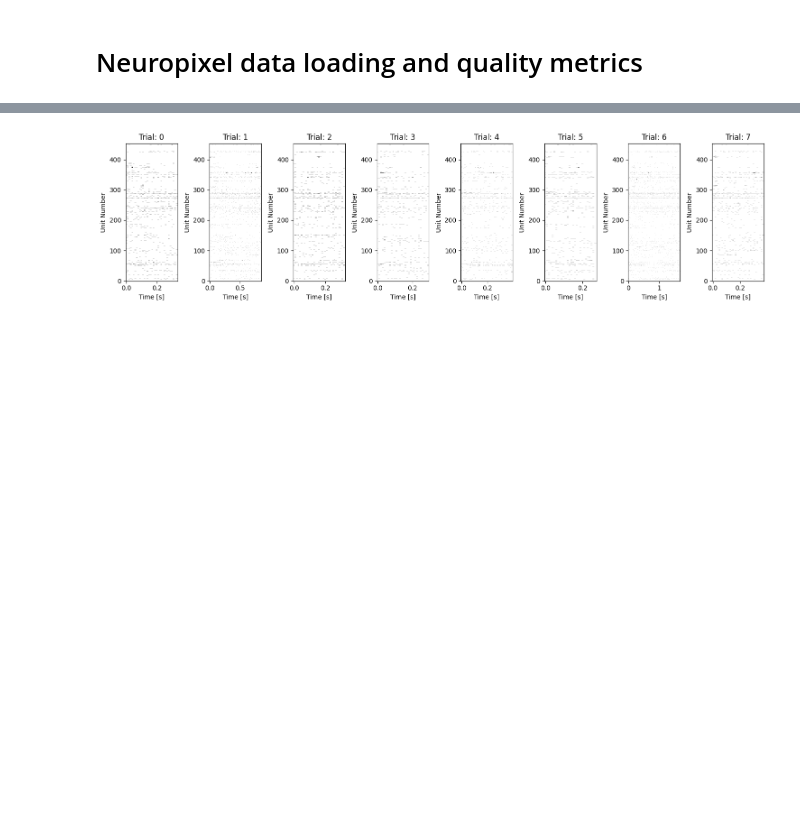
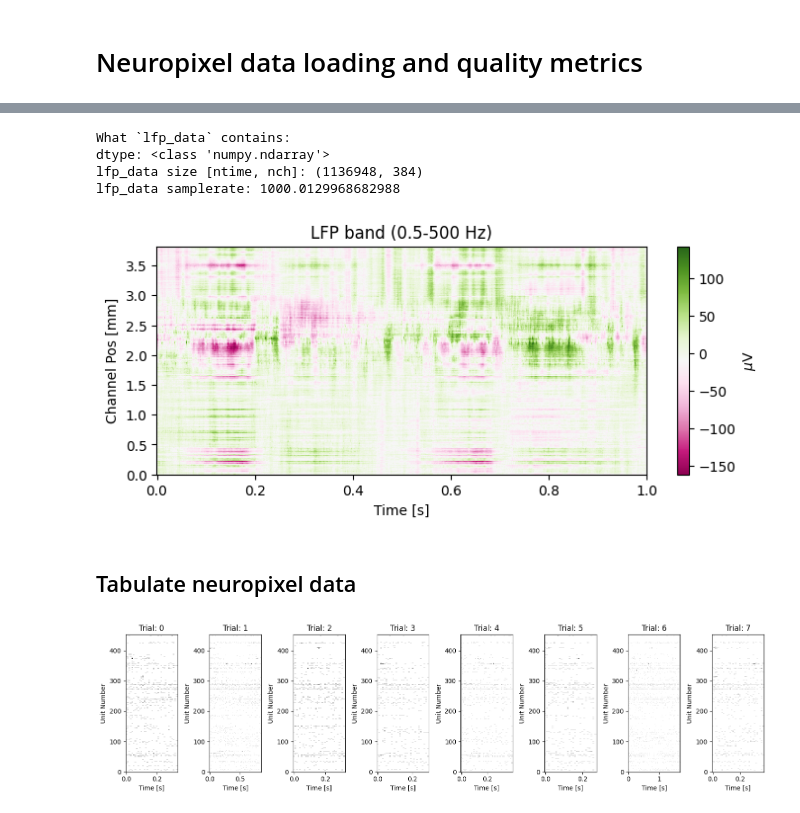
Before and after one commit to aolabNeuro/analyze, a Jupyter notebook: docs/source/examples/neuropixel_example.ipynb, the cells around one changed output, grey strips where cells are left out. Cells and saved outputs as stored; diff of their text form; code cells hidden in the pictures; blank space fills up the shorter version.

```diff
--- a/docs/source/examples/neuropixel_example.ipynb
+++ b/docs/source/examples/neuropixel_example.ipynb
@@ -31,3 +89,28 @@ df = aopy.data.bmi3d.tabulate_behavior_data_center_out(preproc_dir, [subject], [
+# %%
+# Load continuous LFP data
+lfp_data, lfp_metadata = aopy.data.base.load_preproc_lfp_data(preproc_dir, subject, te_id, date, drive)
+
+print('\033[1mWhat `lfp_data` contains:\033[0m')
+print(f"dtype: {type(lfp_data)}")
+print(f"lfp_data size [ntime, nch]: {lfp_data.shape}")
+print(f"lfp_data samplerate: {lfp_metadata['lfp_samplerate']}")
+start_time, ntime_plot = 1, 1 # [s] start of data and length of data to plot
+start_idx = int(start_time*lfp_metadata['lfp_samplerate'])
+nch = lfp_data.shape[1]
+fig, ax = plt.subplots(1,1, figsize=(8,3))
+time_axis = np.arange(ntime_plot*lfp_metadata['lfp_samplerate'])/lfp_metadata['lfp_samplerate']
+im = ax.pcolor(time_axis, ap_metadata['ypos']/1E3, lfp_metadata['microvoltsperbit'][0]*lfp_data[start_idx:(start_idx+len(time_axis)),:].T, cmap='PiYG')
+cb = plt.colorbar(im, label='$\mu$V')
+ax.set(xlabel='Time [s]', ylabel='Channel Pos [mm]', title='LFP band (0.5-500 Hz)') # The electrode at position 0 is at the bottom of the probe
+plt.show()
+# %% [output]
+What `lfp_data` contains:
+dtype: <class 'numpy.ndarray'>
+lfp_data size [ntime, nch]: (1136948, 384)
+lfp_data samplerate: 1000.0129968682988
+[figure, added]
+# %% [markdown]
+## Tabulate neuropixel data
 # %%
 # Prepare lists for tabulation
 subjects = [subject for itrial in range(np.sum(df['reward']))] # Need one for each trial that is loaded
```
Also changed, not shown: parts of 4 cells of this notebook.
